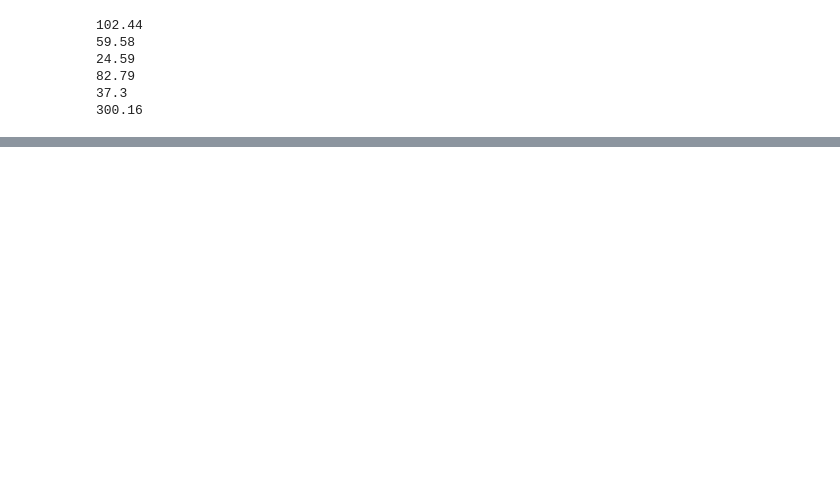
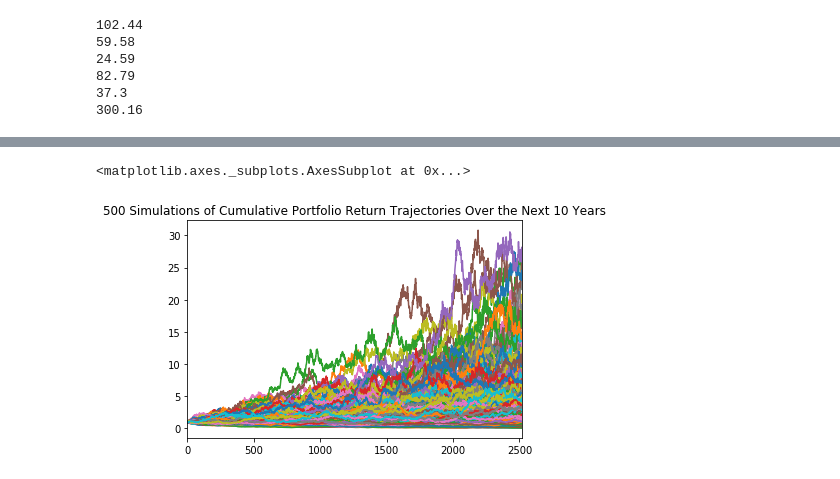
Before and after one commit to Briantaylor97/Cannabis-industry-analysis, a Jupyter notebook: MJ_index_compare.ipynb, the cells around one changed output, grey strips where cells are left out. Drawn from its saved outputs; the diff is of its cells as text; code cells hidden in the pictures; blank space fills up the shorter version.

```diff
--- a/MJ_index_compare.ipynb
+++ b/MJ_index_compare.ipynb
@@ -229 +224,7 @@ portfolio_cumulative_returns.head()
 5 rows × 500 columns
+# %%
+plot_title = f"{n+1} Simulations of Cumulative Portfolio Return Trajectories Over the Next 10 Years"
+portfolio_cumulative_returns.plot(legend=None, title=plot_title)
+# %% [output]
+<matplotlib.axes._subplots.AxesSubplot at 0x...>
+[figure, added]
```
Also changed, not shown: parts of 11 cells of this notebook.
